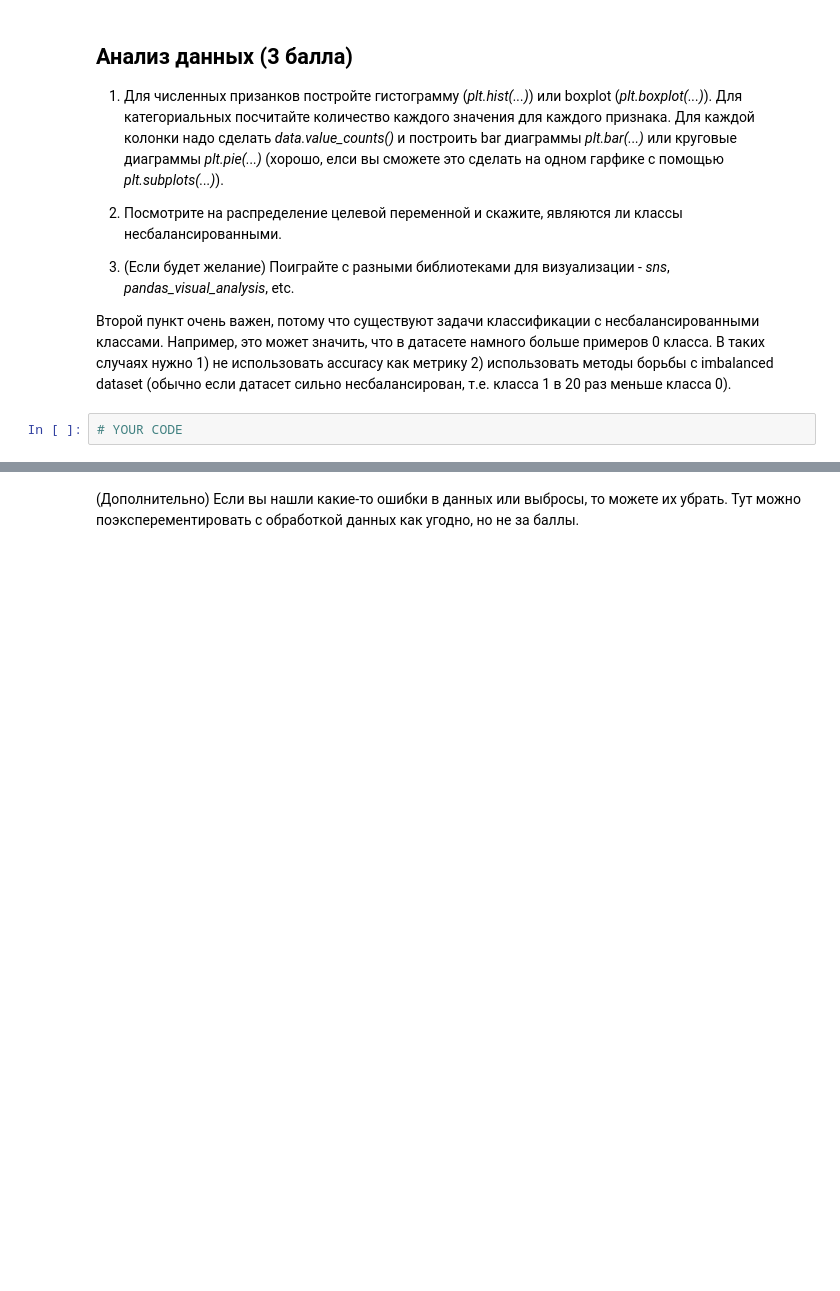
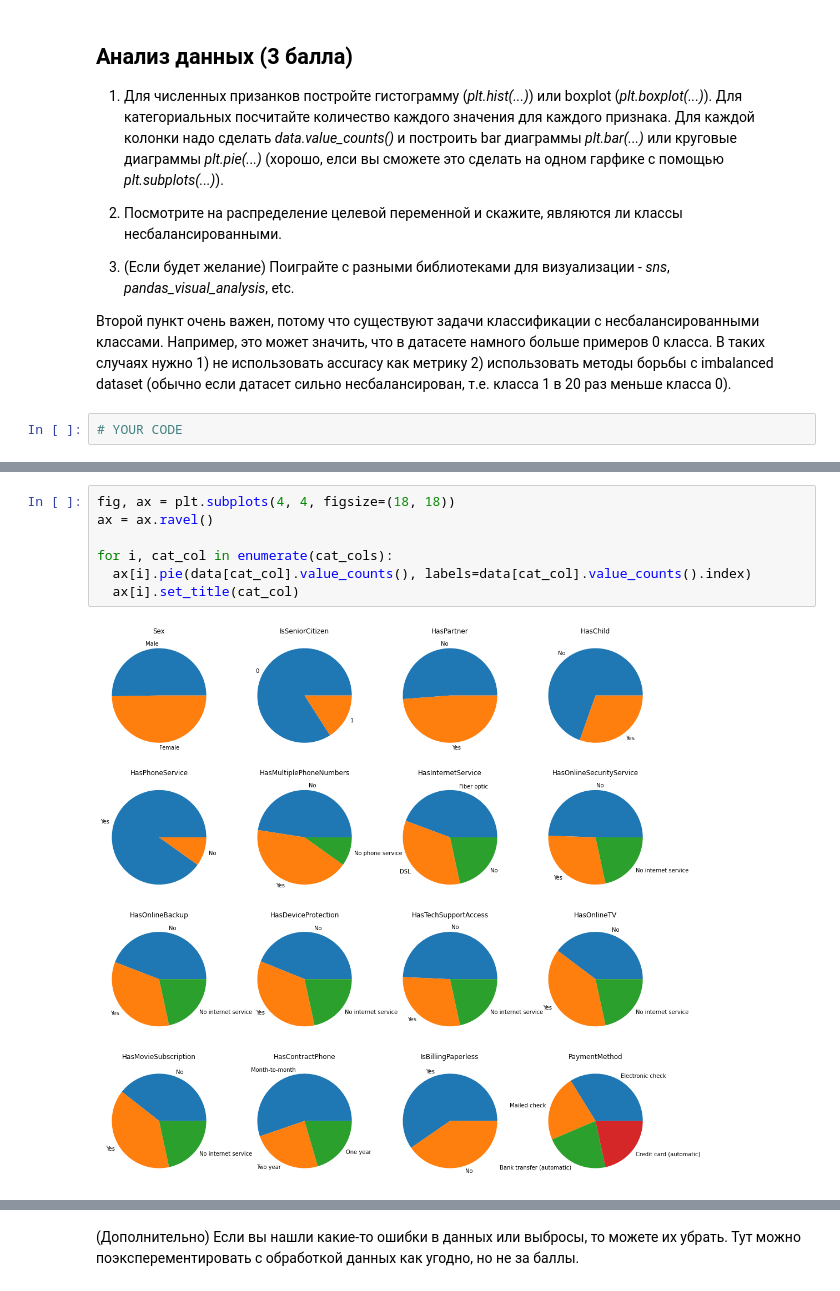
Before and after one commit to Egorblin/user_churn, a Jupyter notebook: baseline.ipynb, the cells around one changed output, grey strips where cells are left out. Cells and saved outputs as stored; diff of their text form; blank space fills up the shorter version.

```diff
--- a/baseline.ipynb
+++ b/baseline.ipynb
@@ -133,0 +191,9 @@ memory usage: 825.4+ KB
+# %%
+fig, ax = plt.subplots(4, 4, figsize=(18, 18))
+ax = ax.ravel()
+
+for i, cat_col in enumerate(cat_cols):
+  ax[i].pie(data[cat_col].value_counts(), labels=data[cat_col].value_counts().index)
+  ax[i].set_title(cat_col)
+# %% [output]
+[figure, added]
```
Also changed, not shown: parts of 12 cells of this notebook.
